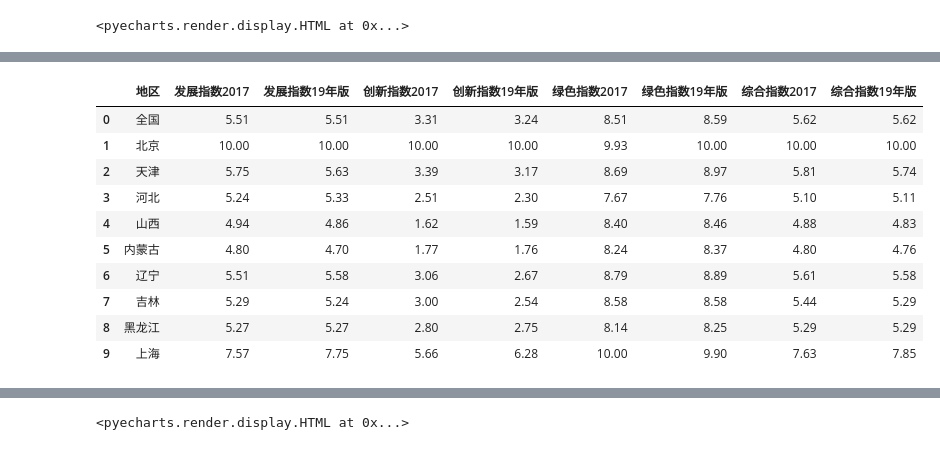
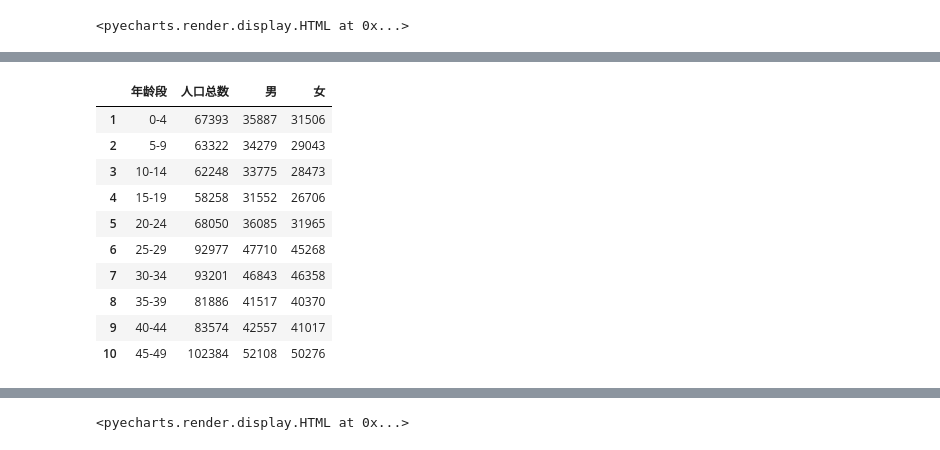
Before and after one commit to hehichens/luojie, a Jupyter notebook: 老龄化/老龄化数据分析.ipynb, the cells around one changed output, grey strips where cells are left out. Drawn from its saved outputs; the diff is of its cells as text; code cells hidden in the pictures.

```diff
--- a/老龄化/老龄化数据分析.ipynb
+++ b/老龄化/老龄化数据分析.ipynb
@@ -312,14 +403,14 @@ c.render_notebook()
 # %%
-ED.head(10)
+data.head(10)
 # %% [output]
-|  | 地区 | 发展指数2017 | 发展指数19年版 | 创新指数2017 | 创新指数19年版 | 绿色指数2017 | 绿色指数19年版 | 综合指数2017 | 综合指数19年版 |
-| 0 | 全国 | 5.51 | 5.51 | 3.31 | 3.24 | 8.51 | 8.59 | 5.62 | 5.62 |
-| 1 | 北京 | 10.00 | 10.00 | 10.00 | 10.00 | 9.93 | 10.00 | 10.00 | 10.00 |
-| 2 | 天津 | 5.75 | 5.63 | 3.39 | 3.17 | 8.69 | 8.97 | 5.81 | 5.74 |
-| 3 | 河北 | 5.24 | 5.33 | 2.51 | 2.30 | 7.67 | 7.76 | 5.10 | 5.11 |
-| 4 | 山西 | 4.94 | 4.86 | 1.62 | 1.59 | 8.40 | 8.46 | 4.88 | 4.83 |
-| 5 | 内蒙古 | 4.80 | 4.70 | 1.77 | 1.76 | 8.24 | 8.37 | 4.80 | 4.76 |
-| 6 | 辽宁 | 5.51 | 5.58 | 3.06 | 2.67 | 8.79 | 8.89 | 5.61 | 5.58 |
-| 7 | 吉林 | 5.29 | 5.24 | 3.00 | 2.54 | 8.58 | 8.58 | 5.44 | 5.29 |
-| 8 | 黑龙江 | 5.27 | 5.27 | 2.80 | 2.75 | 8.14 | 8.25 | 5.29 | 5.29 |
-| 9 | 上海 | 7.57 | 7.75 | 5.66 | 6.28 | 10.00 | 9.90 | 7.63 | 7.85 |
+|  | 年龄段 | 人口总数 | 男 | 女 |
+| 1 | 0-4 | 67393 | 35887 | 31506 |
+| 2 | 5-9 | 63322 | 34279 | 29043 |
+| 3 | 10-14 | 62248 | 33775 | 28473 |
+| 4 | 15-19 | 58258 | 31552 | 26706 |
+| 5 | 20-24 | 68050 | 36085 | 31965 |
+| 6 | 25-29 | 92977 | 47710 | 45268 |
+| 7 | 30-34 | 93201 | 46843 | 46358 |
+| 8 | 35-39 | 81886 | 41517 | 40370 |
+| 9 | 40-44 | 83574 | 42557 | 41017 |
+| 10 | 45-49 | 102384 | 52108 | 50276 |
```
Also changed, not shown: parts of 21 cells of this notebook, 2 other files.
